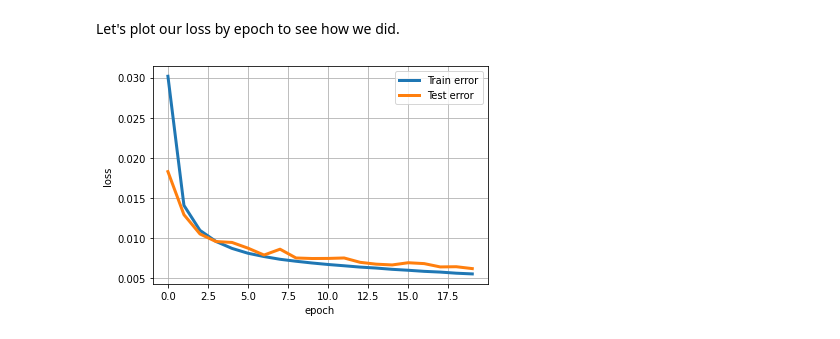
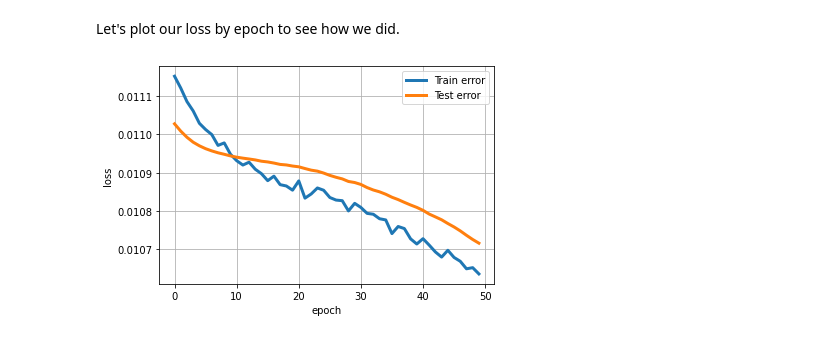
Before and after one commit to rohan-datar/phys_0704_project, a Jupyter notebook: ML_Spin_Model/Basic_NN.ipynb, the cells around one changed output. Saved outputs shown, nothing was run; the diff lists cells and outputs as text; code cells hidden in the pictures.

```diff
--- a/ML_Spin_Model/Basic_NN.ipynb
+++ b/ML_Spin_Model/Basic_NN.ipynb
@@ -38,36 +69,39 @@ class NeuralNet(torch.nn.Module):
   def __init__(self):
     super(NeuralNet, self).__init__()
     self.layers = torch.nn.Sequential(
-      torch.nn.Linear(28*28, 256),
+      torch.nn.Linear(25*25, 256),
       torch.nn.ReLU(),
       torch.nn.Linear(256, 128),
       torch.nn.ReLU(),
       torch.nn.Linear(128, 64),
       torch.nn.ReLU(),
-      torch.nn.Linear(64, 10)
+      torch.nn.Linear(64, 2)
     )
 
   def forward(self, x):
-    x = x.view(-1, 28*28) # change so 784 vector instead of 28x28 matrix
+    x = x.view(-1, 25*25) # change so 784 vector instead of 28x28 matrix
     return self.layers(x)
-
-model = NeuralNet() # Step 1: architecture
-loss = torch.nn.CrossEntropyLoss() # Step 2: loss
-optimizer = torch.optim.SGD(model.parameters(), lr=0.01) # Step 3: training method
+# %%
+# define loss function, optimizer
+model = NeuralNet()
+criterion = nn.CrossEntropyLoss()
+optimizer = optim.SGD(model.parameters(), lr=0.001, momentum=0.9)
+save_loss = {'train':[], 'test':[]}
+save_acc = {'train':[], 'test':[]}
 # %% [markdown]
 Now let's train our model!
 # %%
 train_loss_history = []
 test_loss_history = []
 
-for epoch in range(20):
+for epoch in range(50):
   train_loss = 0.0
   test_loss = 0.0
   for i, data in enumerate(trainDataLoader):
     images, labels = data
     optimizer.zero_grad()
     predicted_output = model(images)
-    fit = loss(predicted_output, labels)
+    fit = criterion(predicted_output, labels)
     fit.backward()
     optimizer.step()
     train_loss += fit.item() / len(trainingdata)
@@ -75,7 +109,7 @@ for epoch in range(20):
     with torch.no_grad():
       images, labels = data
       predicted_output = model(images)
-      fit = loss(predicted_output, labels)
+      fit = criterion(predicted_output, labels)
       test_loss += fit.item() / len(testdata)
   train_loss_history += [train_loss]
   test_loss_history += [test_loss]
@@ -104,15 +135,15 @@ Epoch 19, Train loss 0.005476376313219473, Test loss 0.006140342785418032
 # %% [markdown]
 Let's plot our loss by epoch to see how we did.
 # %%
-plt.plot(range(20),train_loss_history,'-',linewidth=3,label='Train error')
-plt.plot(range(20),test_loss_history,'-',linewidth=3,label='Test error')
+plt.plot(range(50),train_loss_history,'-',linewidth=3,label='Train error')
+plt.plot(range(50),test_loss_history,'-',linewidth=3,label='Test error')
 plt.xlabel('epoch')
 plt.ylabel('loss')
 plt.grid(True)
 plt.legend()
 plt.show()
 # %% [output]
-[figure, old version]
+[figure, new version]
 # %%
 plt.figure(figsize=(10,10))
 for index in [0,1,2]:
```
Also changed, not shown: parts of 13 cells of this notebook, 1 other file.
